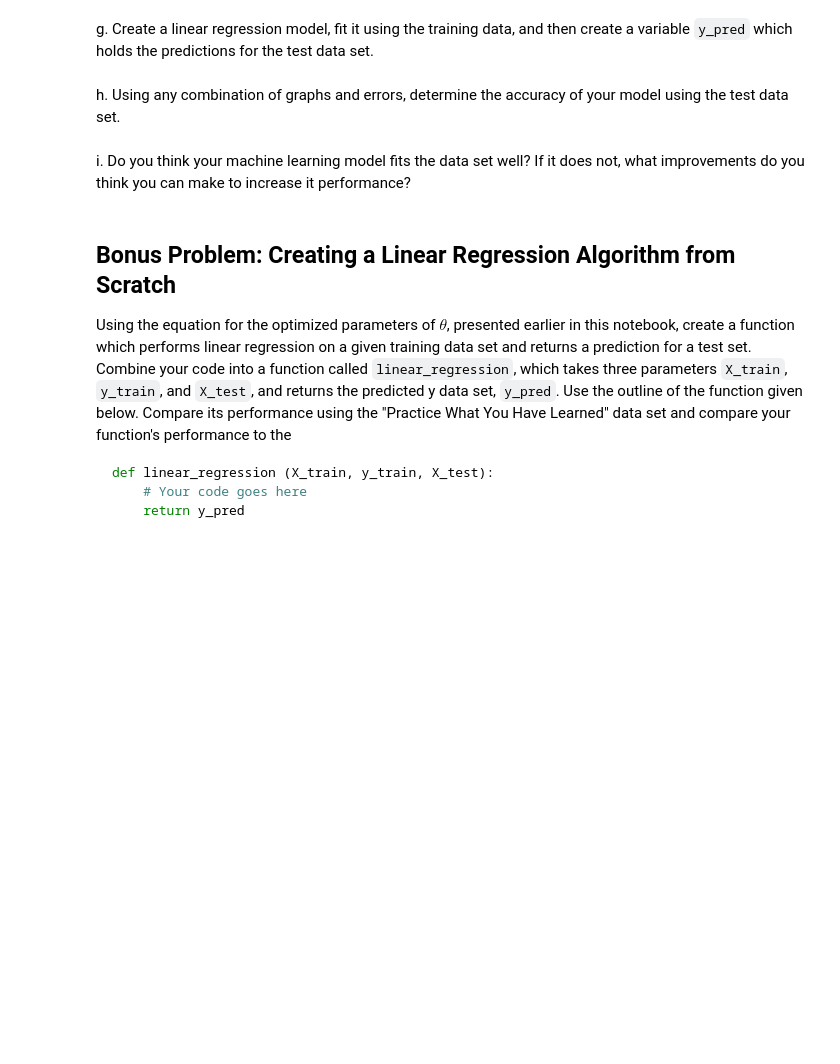
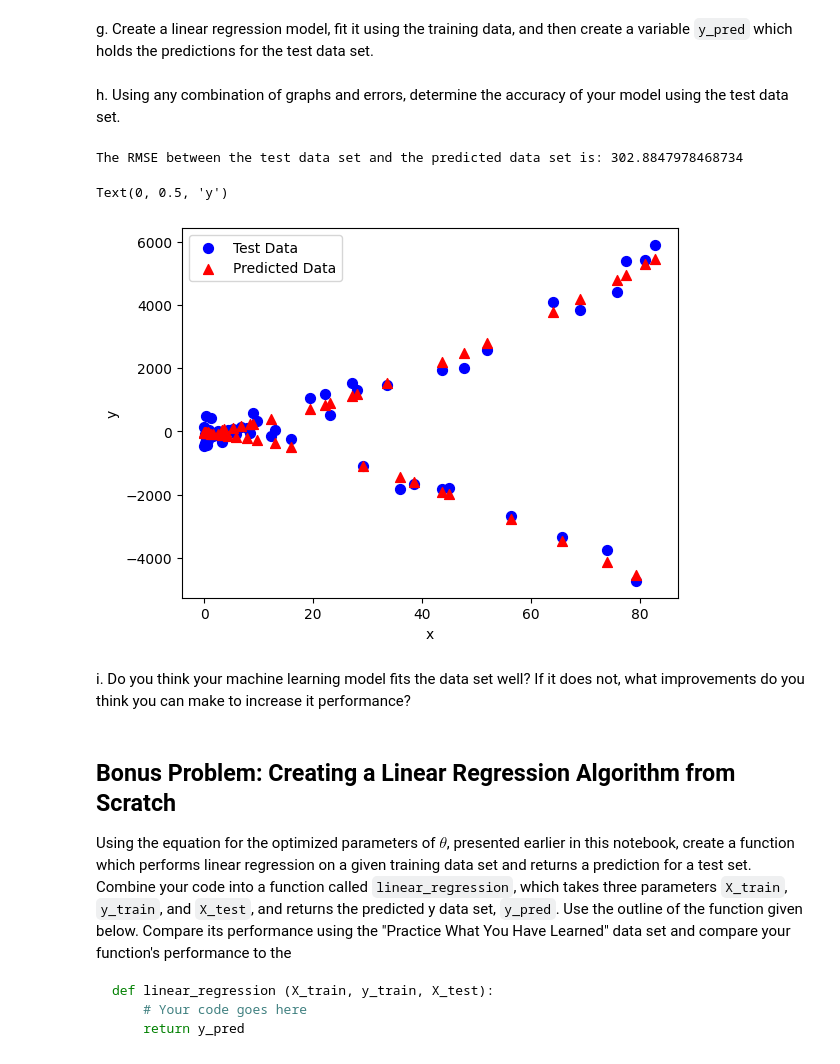
Before and after one commit to WizardOfPitty/Computational-Methods-in-Physics, a Jupyter notebook: Machine_Learning_Workflow/0_1_machine_learning_workflow.ipynb, the cells around one changed output. Saved outputs shown, nothing was run; the diff lists cells and outputs as text; code cells hidden in the pictures; blank space fills up the shorter version.

```diff
--- a/Machine_Learning_Workflow/0_1_machine_learning_workflow.ipynb
+++ b/Machine_Learning_Workflow/0_1_machine_learning_workflow.ipynb
@@ -528,2 +592,8 @@ d. Based on the graph of the data, what equation could be a good model for the d
 # %% [markdown]
 e. Create a design matrix using your answer to part d.
+# %%
+x_cu = x**3
+x_sq = x**2
+c = np.ones(len(x))
+X_des_mat = np.array([x_cu, x_sq, x, c]).T
+print(X_des_mat)
@@ -530,9 +618,40 @@ e. Create a design matrix using your answer to part d.
 # %% [markdown]
 f. Create a training data set and a test data set using the Scikit-Learn function.  Set aside 25% of the data set for the test data set.
+# %%
+X_trn, X_tst, y_trn, y_tst = train_test_split(X_des_mat, y, test_size=0.25)
 # %% [markdown]
 g. Create a linear regression model, fit it using the training data, and then create a variable `y_pred` which holds the predictions for the test data set.
+# %%
+LiR = LinearRegression(fit_intercept=False)
+LiR.fit(X_trn, y_trn)
+
+# Used the trained algorithm to predict what y values correspond to the x component of
+# the test data set
+y_pred = LiR.predict(X_tst)
 # %% [markdown]
 h. Using any combination of graphs and errors, determine the accuracy of your model using the test data set.
+# %%
+def rmse(A, B):
+    """
+        Inputs:
+            A,B: NumPy arrays of the same length
+        Returns:
+            Unnamed: the mean-squared error between A and B
+        Calculates and returns the mean-squared error
+    """
+    return np.sqrt(np.average((A-B)**2))
+print("The RMSE between the test data set and the predicted data set is:",\
+      rmse(y_pred, y_tst))
+
+plt.scatter(X_tst[:,1], y_tst, color="blue", s=50, label="Test Data")
+plt.scatter(X_tst[:,1], y_pred, color='red', marker='^', s=50, label="Predicted Data")
+plt.legend()
+plt.xlabel("x")
+plt.ylabel("y")
+# %% [output]
+The RMSE between the test data set and the predicted data set is: 302.8847978468734
+Text(0, 0.5, 'y')
+[figure, added]
 # %% [markdown]
 i. Do you think your machine learning model fits the data set well?  If it does not, what improvements do you think you can make to increase it performance?
 # %% [markdown]
```
Also changed, not shown: parts of 8 cells of this notebook.
